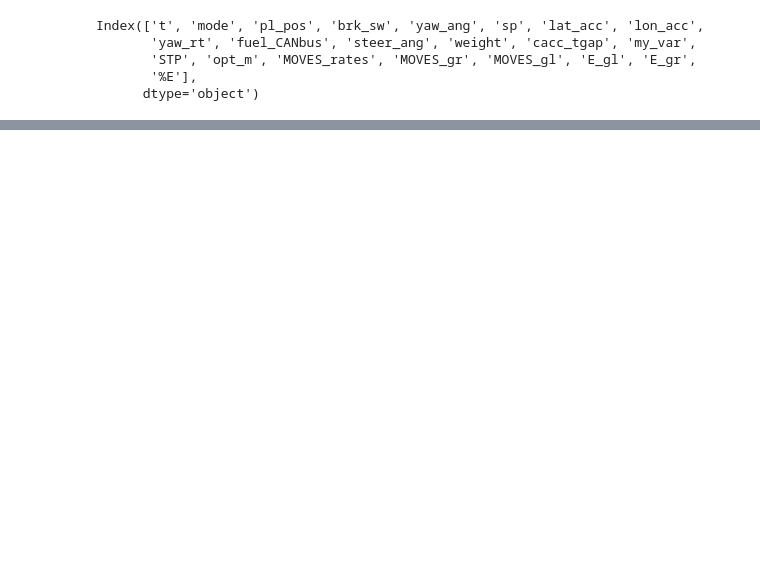
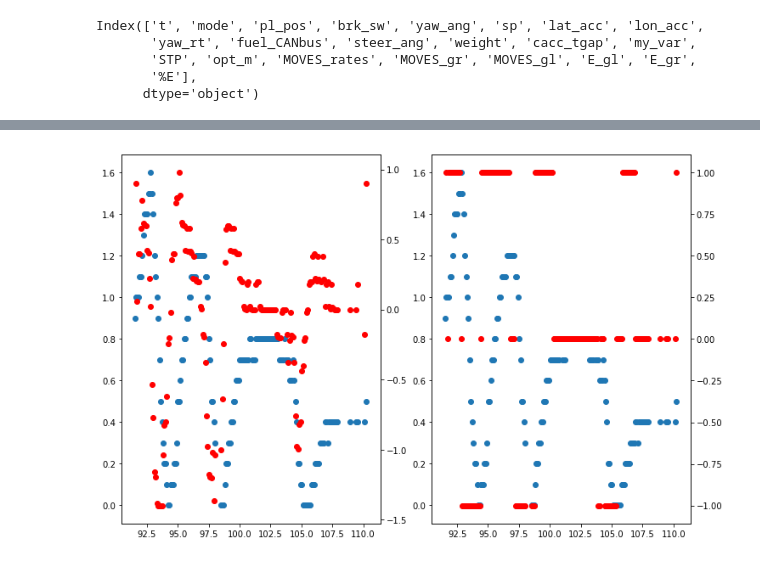
Before and after one commit to haniramezani/prepare-fuel-data, a Jupyter notebook: DC.ipynb, the cells around one changed output, grey strips where cells are left out. Drawn from its saved outputs; the diff is of its cells as text; code cells hidden in the pictures; blank space fills up the shorter version.

```diff
--- a/DC.ipynb
+++ b/DC.ipynb
@@ -76,0 +159,13 @@ plot_data(trk1_2t, df_trk1_2t)
+# %%
+lon_acc_list=trk1_acc.lon_acc.tolist()
+j, j_ind=compute_jerk(lon_acc_list,0.9,5,0.2)
+fig, (ax1, ax3)=plt.subplots(1,2, figsize=(12,8))
+ax1.scatter(df.t,df.lon_acc)
+ax2 = ax1.twinx()
+ax2.scatter(df.t,j, color='red')
+ax3.scatter(df.t,df.lon_acc)
+ax4 = ax3.twinx()
+ax4.scatter(df.t,j_ind, color='red')
+plt.show()
+# %% [output]
+[figure, added]
```
Also changed, not shown: parts of 25 cells of this notebook.
